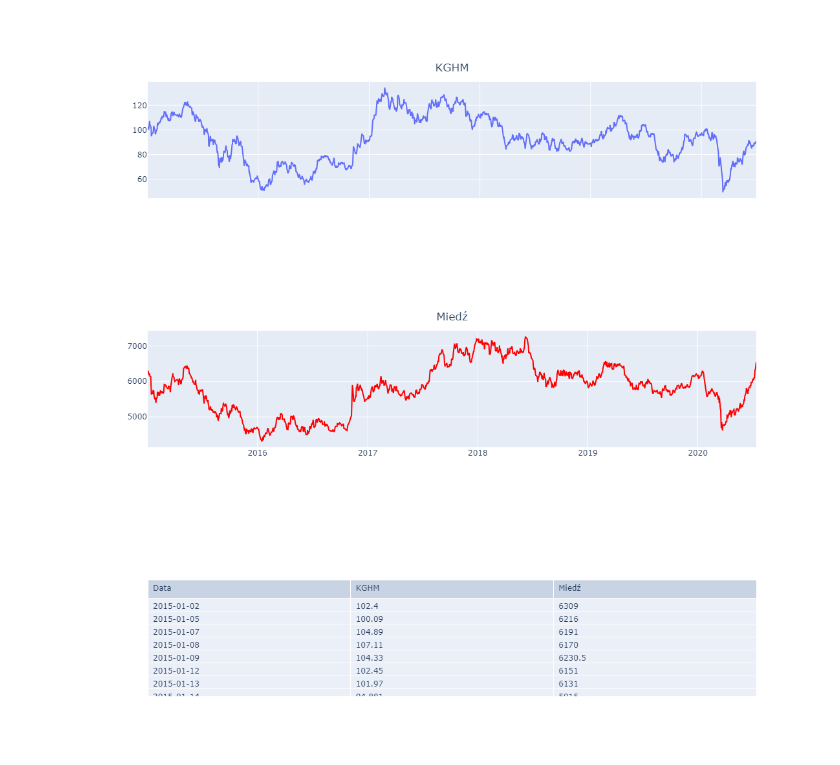
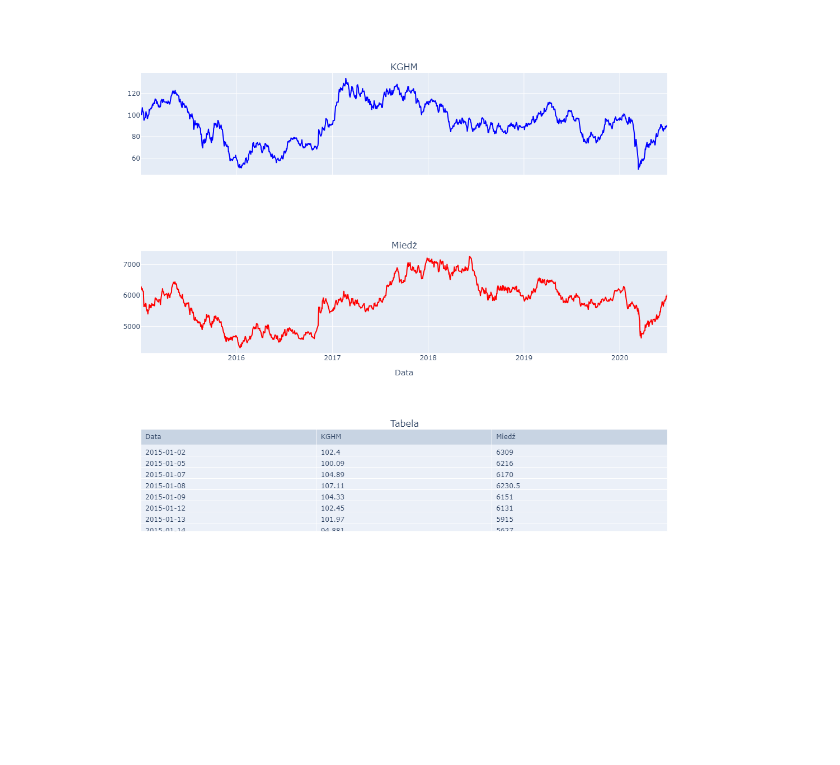
Before and after one commit to KenZooo11/m11.1, a Jupyter notebook: m11.1.ipynb, the cells around one changed output. Drawn from its saved outputs; the diff is of its cells as text; code cells hidden in the pictures; blank space fills up the shorter version.

```diff
--- a/m11.1.ipynb
+++ b/m11.1.ipynb
@@ -9,28 +9,39 @@ from plotly.subplots import make_subplots
 
 df_kghm = pd.read_csv('kgh_d.csv')
 df_copper = pd.read_csv('ca_c_f_d.csv')
-# %%
-trace_kghm = go.Scatter(x=df_kghm['Data'], y=df_kghm['Zamkniecie'], mode='lines', name='KGHM')
-trace_copper = go.Scatter(x=df_copper['Data'], y=df_copper['Zamkniecie'], mode='lines', name='Miedź', line=dict(color='red'))
-
-layout_kghm = go.Layout(title='KGHM', xaxis=dict(showticklabels=False),title_x=0.5, title_y=0.8)
-layout_copper = go.Layout(title='Miedź', title_x=0.5, title_y=0.8)
-
-fig1 = go.Figure(data=[trace_kghm], layout=layout_kghm)
-fig2 = go.Figure(data=[trace_copper], layout=layout_copper)
-
-fig3 = go.Figure(data=[go.Table(
-    header=dict(values=['Data', 'KGHM', 'Miedź'],
-                align='left'),
-    cells=dict(values=[df_kghm['Data'], df_kghm['Zamkniecie'], df_copper['Zamkniecie']],
-               align='left'))
-])
-
-
-fig1.show()
-fig2.show()
-fig3.show()
-# %% [output]
-[figure, removed]
-[figure, removed]
-[figure, removed]
+# %%
+df_kghm['Data'] = pd.to_datetime(df_kghm['Data'])
+df_copper['Data'] = pd.to_datetime(df_copper['Data'])
+
+merged_df = pd.merge_asof(df_kghm, df_copper, on='Data')
+
+trace_kghm = go.Scatter(x=merged_df['Data'], y=merged_df['Zamkniecie_x'], mode='lines', name='KGHM', line=dict(color='blue'))
+trace_copper = go.Scatter(x=merged_df['Data'], y=merged_df['Zamkniecie_y'], mode='lines', name='Miedź', line=dict(color='red'))
+
+table = go.Table(
+    header=dict(values=['Data', 'KGHM', 'Miedź'],
+                align='left'),
+    cells=dict(values=[merged_df['Data'].dt.strftime('%Y-%m-%d'), merged_df['Zamkniecie_x'], merged_df['Zamkniecie_y']],
+               align='left')
+)
+
+fig = make_subplots(
+    rows=3, cols=1,
+    specs=[[{"type": "scatter"}], [{"type": "scatter"}], [{"type": "table"}]],
+    row_heights=[0.4, 0.4, 0.4],
+    subplot_titles=('KGHM', 'Miedź', 'Tabela')
+)
+
+fig.add_trace(trace_kghm, row=1, col=1)
+fig.add_trace(trace_copper, row=2, col=1)
+fig.add_trace(table, row=3, col=1)
+
+fig.update_xaxes(title_text='', row=1, col=1, showticklabels=False)
+fig.update_xaxes(title_text='Data', row=2, col=1)
+
+fig.update_layout(showlegend=False, height=1000, title_x=0.5)
+
+
+fig.show()
+# %% [output]
+[figure, added]
```
